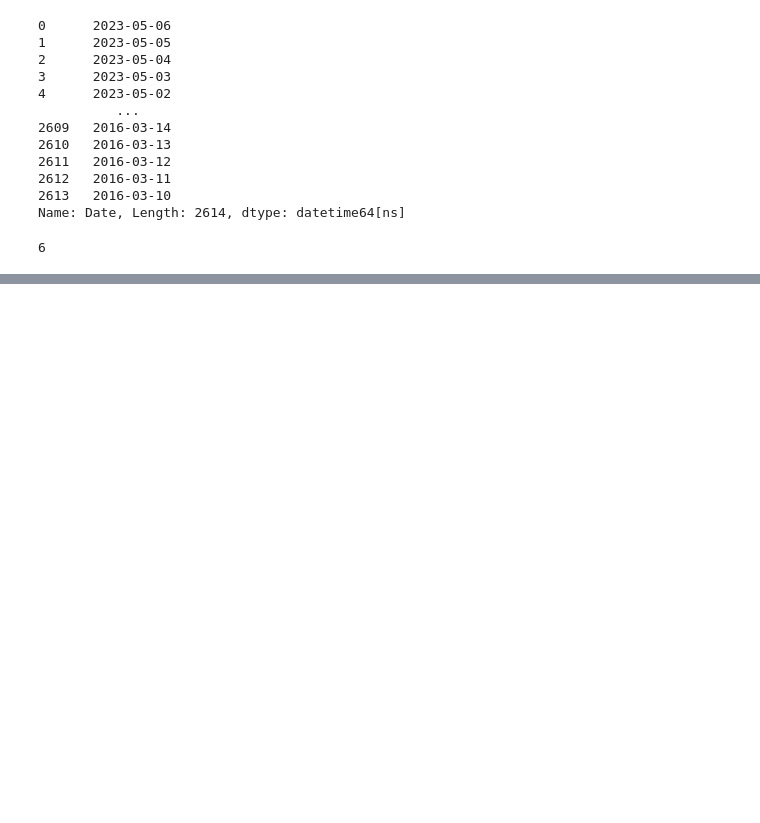
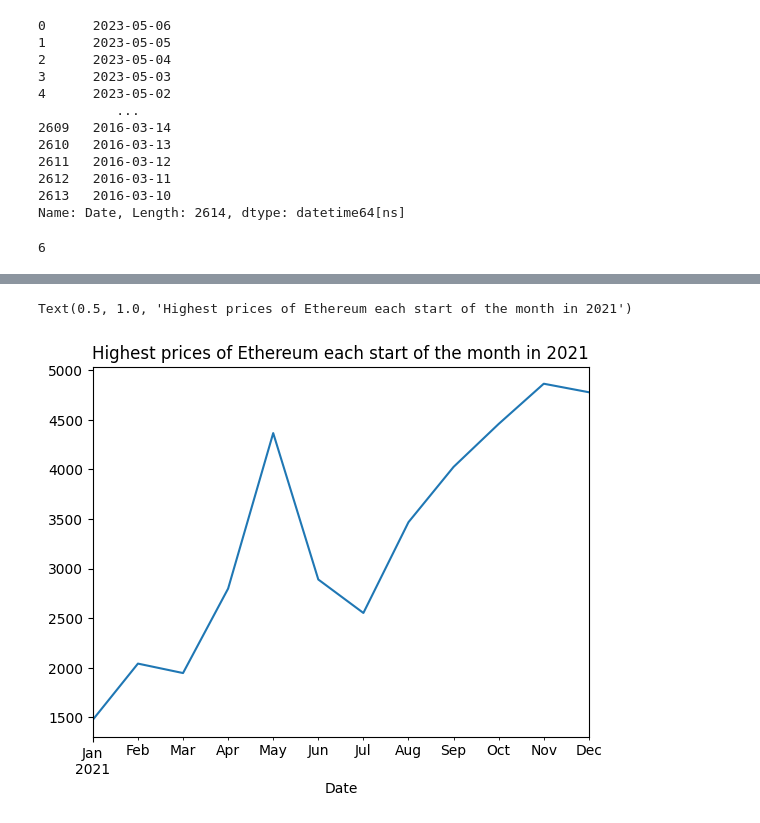
Before and after one commit to dkkinyua/data-science, a Jupyter notebook: 1. Pandas/Ethereum Dataset/Ethereum.ipynb, the cells around one changed output, grey strips where cells are left out. Cells and saved outputs as stored; diff of their text form; code cells hidden in the pictures; blank space fills up the shorter version.

Commit message:
Commit: Analysed the historical data of Ethereum.

```diff
--- a/1. Pandas/Ethereum Dataset/Ethereum.ipynb
+++ b/1. Pandas/Ethereum Dataset/Ethereum.ipynb
@@ -33,0 +55,4 @@ df.loc[0, "Date"].day
+# %%
+# Let's create a column to hold these values
+df["DaysOfWeek"] = df["Date"].dt.day_name()
+df
@@ -33,0 +109,4 @@ df.loc[0, "Date"].day
+# %%
+# Since these dates are unique, we can set the dates as the indexes for easier references
+df.set_index("Date", inplace=True)
+df
@@ -33,0 +150,5 @@ df.loc[0, "Date"].day
+# %%
+# Let's get the avg opening price for Ethereum in 2023
+# Let's convert this column into a float and replace the commas
+# Ignore this error, the values have already been converted
+df["Open"] = df["Open"].str.replace(",", "").astype(float)
@@ -33,0 +206,4 @@ df.loc[0, "Date"].day
+# %%
+# The high column has been converted into a float, I deleted the cell by mistake
+
+highs2 = df.loc["2021", "High"].resample("M", convention='start').max()
@@ -33,0 +231,8 @@ df.loc[0, "Date"].day
+# %%
+highs2.plot()
+matplotlib.pyplot.title("Highest prices of Ethereum each start of the month in 2021")
+
+# We can see the prices on the High column keep on increasing every start of month.
+# %% [output]
+Text(0.5, 1.0, 'Highest prices of Ethereum each start of the month in 2021')
+[figure, added]
```
Also changed, not shown: parts of 20 cells of this notebook.
